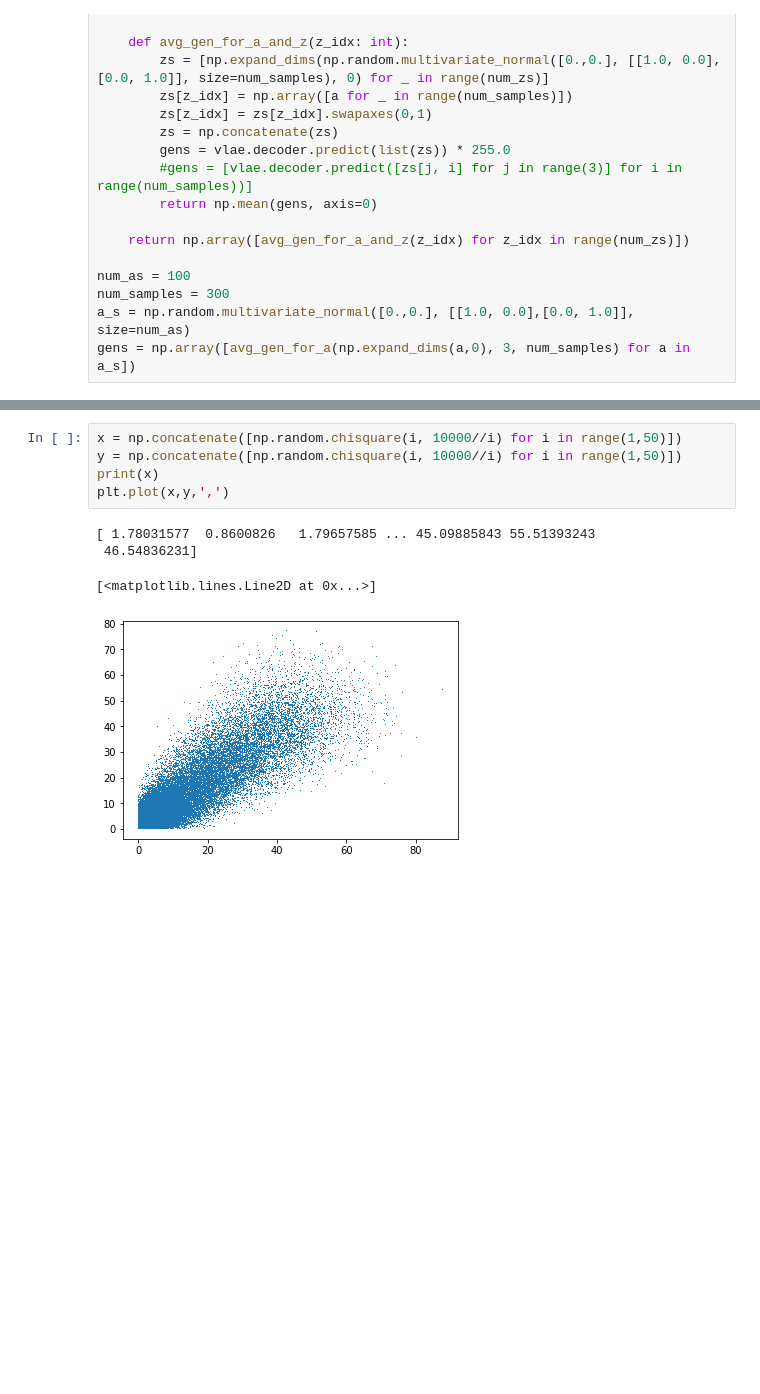
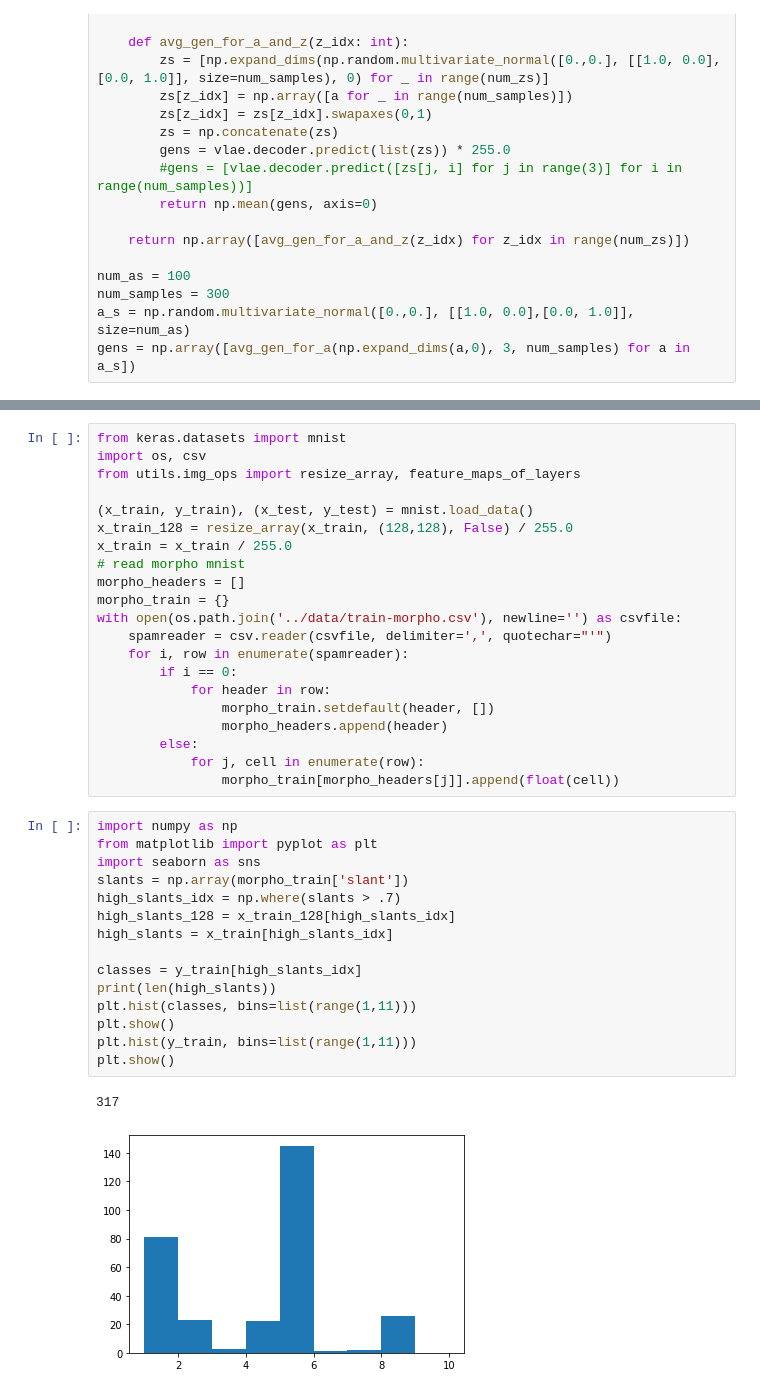
Before and after one commit to LeoIV/master-thesis-leonard, a Jupyter notebook: notebooks/results_14_04_2020.ipynb, the cells around one changed output, grey strips where cells are left out. Drawn from its saved outputs; the diff is of its cells as text; blank space fills up the shorter version.

```diff
--- a/notebooks/results_14_04_2020.ipynb
+++ b/notebooks/results_14_04_2020.ipynb
@@ -374,10 +475,39 @@ fig.savefig("AGGRU.png")
-# %%
-x = np.concatenate([np.random.chisquare(i, 10000//i) for i in range(1,50)])
-y = np.concatenate([np.random.chisquare(i, 10000//i) for i in range(1,50)])
-print(x)
-plt.plot(x,y,',')
-# %% [output]
-[ 1.78031577  0.8600826   1.79657585 ... 45.09885843 55.51393243
- 46.54836231]
-[<matplotlib.lines.Line2D at 0x...>]
-[figure, removed]
+# %%
+from keras.datasets import mnist
+import os, csv
+from utils.img_ops import resize_array, feature_maps_of_layers
+
+(x_train, y_train), (x_test, y_test) = mnist.load_data()
+x_train_128 = resize_array(x_train, (128,128), False) / 255.0
+x_train = x_train / 255.0
+# read morpho mnist
+morpho_headers = []
+morpho_train = {}
+with open(os.path.join('../data/train-morpho.csv'), newline='') as csvfile:
+    spamreader = csv.reader(csvfile, delimiter=',', quotechar="'")
+    for i, row in enumerate(spamreader):
+        if i == 0:
+            for header in row:
+                morpho_train.setdefault(header, [])
+                morpho_headers.append(header)
+        else:
+            for j, cell in enumerate(row):
+                morpho_train[morpho_headers[j]].append(float(cell))
+# %%
+import numpy as np
+from matplotlib import pyplot as plt
+import seaborn as sns
+slants = np.array(morpho_train['slant'])
+high_slants_idx = np.where(slants > .7)
+high_slants_128 = x_train_128[high_slants_idx]
+high_slants = x_train[high_slants_idx]
+
+classes = y_train[high_slants_idx]
+print(len(high_slants))
+plt.hist(classes, bins=list(range(1,11)))
+plt.show()
+plt.hist(y_train, bins=list(range(1,11)))
+plt.show()
+# %% [output]
+317
+[figure, added]
```
Also changed, not shown: parts of 19 cells of this notebook, 8 other files.
